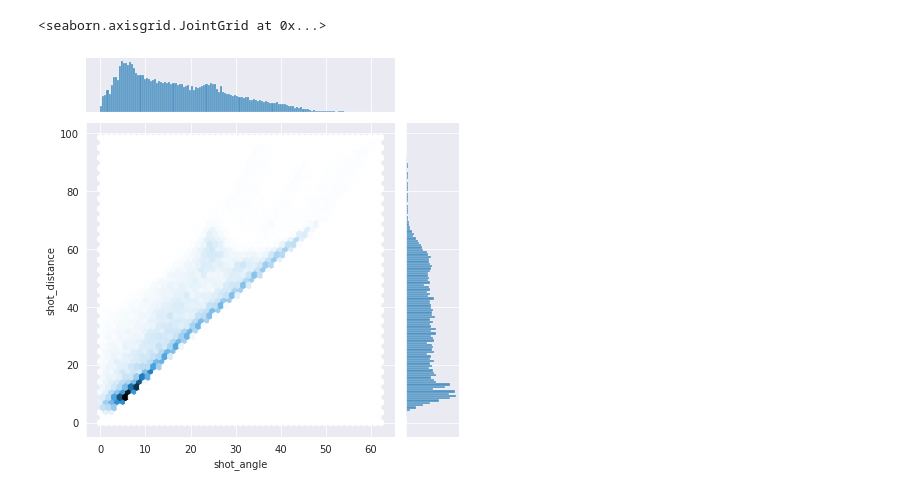
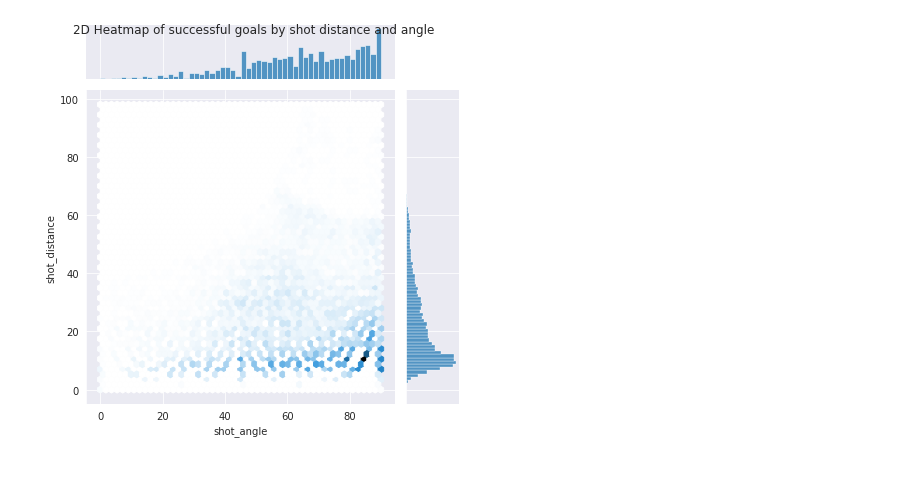
Before and after one commit to williamGlazer/IFT6758, a Jupyter notebook: notebooks/5.feature_engineering.ipyb.ipynb, the cells around one changed output. Drawn from its saved outputs; the diff is of its cells as text; code cells hidden in the pictures.

```diff
--- a/notebooks/5.feature_engineering.ipyb.ipynb
+++ b/notebooks/5.feature_engineering.ipyb.ipynb
@@ -39,8 +79,9 @@ Text(0.5, 1.0, 'Histogram of unsuccessfull goals by angle')
 # %%
-sns.jointplot(df, x='shot_angle', y='shot_distance', kind='hex')
+p =sns.jointplot(df[is_goal], x='shot_angle', y='shot_distance', kind='hex')
+p.fig.suptitle("2D Heatmap of successful goals by shot distance and angle")
+plt.show()
 # %% [output]
-<seaborn.axisgrid.JointGrid at 0x...>
-[figure, old version]
+[figure, new version]
 # %%
 bins = pd.cut(df['shot_distance'], bins=np.arange(0, 100, 1))
 goal_by_bins = df.groupby(bins).goal
```
Also changed, not shown: parts of 14 cells of this notebook, 1 other file.
